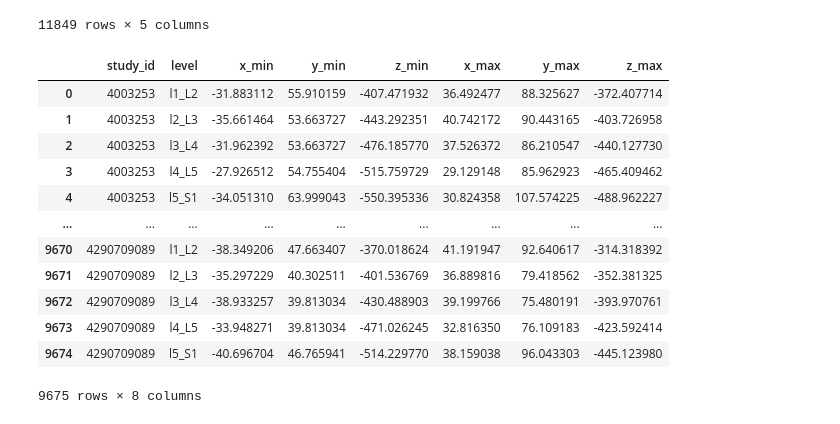
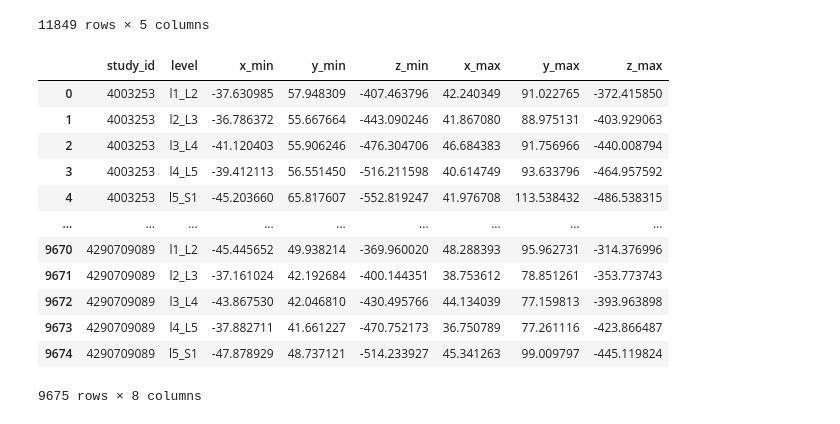
Before and after one commit to IDoCodingStuffs/rsna_2024, a Jupyter notebook: 3d_modeling/notebooks/convert_img_coords_to_patient.ipynb, the cells around one changed output. Cells and saved outputs as stored; diff of their text form; code cells hidden in the pictures.

```diff
--- a/3d_modeling/notebooks/convert_img_coords_to_patient.ipynb
+++ b/3d_modeling/notebooks/convert_img_coords_to_patient.ipynb
@@ -216,48 +216,48 @@ for index, group in patient_coords.groupby("study_id"):
         # x_min and x_max are just the min and max from all this
         x_min = np.min(c_pts[:, 0])
         x_max = np.max(c_pts[:, 0])
 
         x_delta = x_max - x_min
-        x_min -= x_delta * 0.05
-        x_max += x_delta * 0.05
+        x_min -= x_delta * 0.15
+        x_max += x_delta * 0.15
 
         # y_max is going to be over the center ys
         # And we're going to get y_min by getting y_min over c_pts and then extending the y_min over center ys
         c_pts_y_min = np.min(c_pts[:, 1])
         c_pts_y_max = np.max(c_pts[:, 1])
 
         y_max = max(pt_0[1], pt_1[1])
         y_min = min(pt_0[1], pt_1[1])
 
-        y_max += abs(c_pts_y_max - y_max)
-        y_min += 3 * abs(c_pts_y_max - y_max) / 4
+        y_max += abs(c_pts_y_max - y_max) * 1.1
+        y_min += 2 * abs(c_pts_y_max - y_max) / 3
 
         # z_max and z_min will be the same as x_min and x_max
         z_min = np.min(c_pts[:, 2])
         z_max = np.max(c_pts[:, 2])
 
         patient_bounding_boxes_dict["x_min"].append(x_min)
         patient_bounding_boxes_dict["y_min"].append(y_min)
         patient_bounding_boxes_dict["z_min"].append(z_min)
         patient_bounding_boxes_dict["x_max"].append(x_max)
         patient_bounding_boxes_dict["y_max"].append(y_max)
         patient_bounding_boxes_dict["z_max"].append(z_max)
 
 patient_bounding_boxes = pd.DataFrame.from_dict(patient_bounding_boxes_dict)
 patient_bounding_boxes
 # %% [output]
 |  | study_id | level | x_min | y_min | z_min | x_max | y_max | z_max |
-| 0 | 4003253 | l1_L2 | -31.883112 | 55.910159 | -407.471932 | 36.492477 | 88.325627 | -372.407714 |
-| 1 | 4003253 | l2_L3 | -35.661464 | 53.663727 | -443.292351 | 40.742172 | 90.443165 | -403.726958 |
-| 2 | 4003253 | l3_L4 | -31.962392 | 53.663727 | -476.185770 | 37.526372 | 86.210547 | -440.127730 |
-| 3 | 4003253 | l4_L5 | -27.926512 | 54.755404 | -515.759729 | 29.129148 | 85.962923 | -465.409462 |
-| 4 | 4003253 | l5_S1 | -34.051310 | 63.999043 | -550.395336 | 30.824358 | 107.574225 | -488.962227 |
+| 0 | 4003253 | l1_L2 | -37.630985 | 57.948309 | -407.463796 | 42.240349 | 91.022765 | -372.415850 |
+| 1 | 4003253 | l2_L3 | -36.786372 | 55.667664 | -443.090246 | 41.867080 | 88.975131 | -403.929063 |
+| 2 | 4003253 | l3_L4 | -41.120403 | 55.906246 | -476.304706 | 46.684383 | 91.756966 | -440.008794 |
+| 3 | 4003253 | l4_L5 | -39.412113 | 56.551450 | -516.211598 | 40.614749 | 93.633796 | -464.957592 |
+| 4 | 4003253 | l5_S1 | -45.203660 | 65.817607 | -552.819247 | 41.976708 | 113.538432 | -486.538315 |
 | ... | ... | ... | ... | ... | ... | ... | ... | ... |
-| 9670 | 4290709089 | l1_L2 | -38.349206 | 47.663407 | -370.018624 | 41.191947 | 92.640617 | -314.318392 |
-| 9671 | 4290709089 | l2_L3 | -35.297229 | 40.302511 | -401.536769 | 36.889816 | 79.418562 | -352.381325 |
-| 9672 | 4290709089 | l3_L4 | -38.933257 | 39.813034 | -430.488903 | 39.199766 | 75.480191 | -393.970761 |
-| 9673 | 4290709089 | l4_L5 | -33.948271 | 39.813034 | -471.026245 | 32.816350 | 76.109183 | -423.592414 |
-| 9674 | 4290709089 | l5_S1 | -40.696704 | 46.765941 | -514.229770 | 38.159038 | 96.043303 | -445.123980 |
+| 9670 | 4290709089 | l1_L2 | -45.445652 | 49.938214 | -369.960020 | 48.288393 | 95.962731 | -314.376996 |
+| 9671 | 4290709089 | l2_L3 | -37.161024 | 42.192684 | -400.144351 | 38.753612 | 78.851261 | -353.773743 |
+| 9672 | 4290709089 | l3_L4 | -43.867530 | 42.046810 | -430.495766 | 44.134039 | 77.159813 | -393.963898 |
+| 9673 | 4290709089 | l4_L5 | -37.882711 | 41.661227 | -470.752173 | 36.750789 | 77.261116 | -423.866487 |
+| 9674 | 4290709089 | l5_S1 | -47.878929 | 48.737121 | -514.233927 | 45.341263 | 99.009797 | -445.119824 |
 9675 rows × 8 columns
 # %%
 patient_bounding_boxes.to_csv('../../data/SpineNet/bounding_boxes_3d.csv', index=False)
```
Also changed, not shown: 2 other files.
